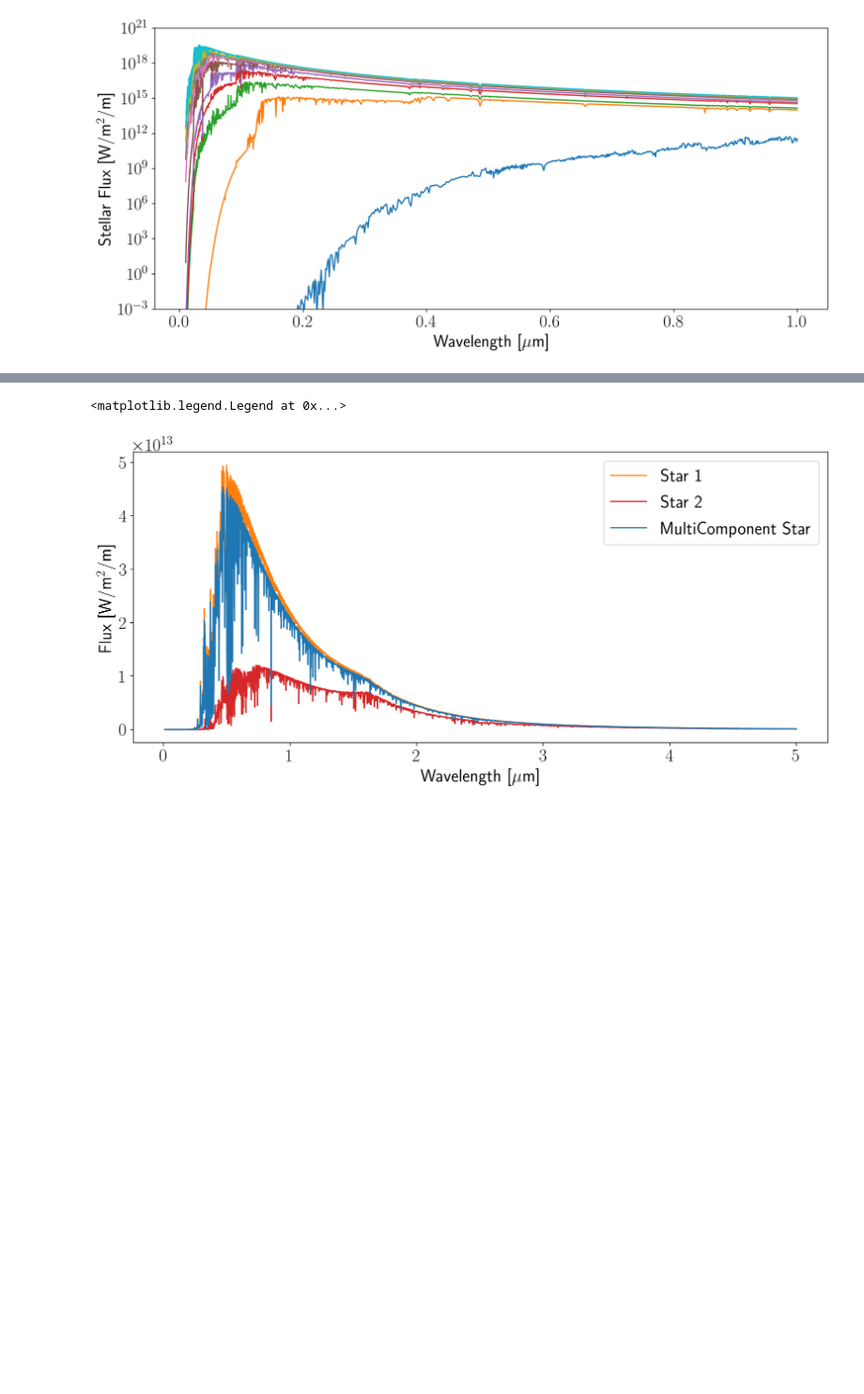
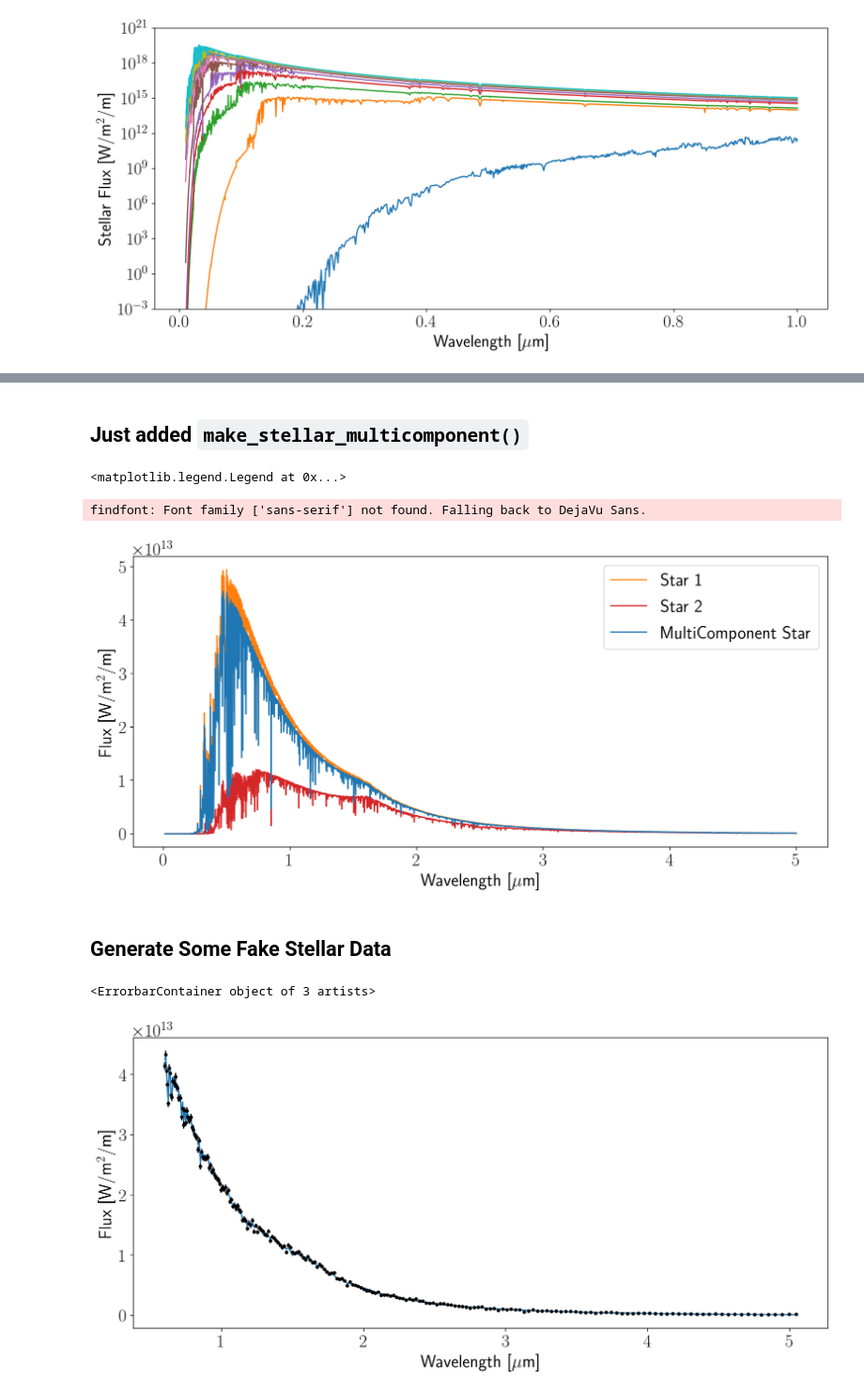
Before and after one commit to jlustigy/CHIMERA, a Jupyter notebook: exoPIE/StellarTemplates.ipynb, the cells around one changed output, grey strips where cells are left out. Shown at 94% size. Drawn from its saved outputs; the diff is of its cells as text; code cells hidden in the pictures; blank space fills up the shorter version.

```diff
--- a/exoPIE/StellarTemplates.ipynb
+++ b/exoPIE/StellarTemplates.ipynb
@@ -108,14 +109,18 @@ ax.set_ylim(bottom = 1e-3, top = 1e21)
+# %% [markdown]
+## Just added `make_stellar_multicomponent()`
 # %%
 from chimera import make_stellar, make_stellar_multicomponent
 # %%
-fig, ax = plt.subplots(figsize = (14, 6))
-ax.set_xlabel("Wavelength [$\mu$m]")
-ax.set_ylabel("Flux [W/m$^2$/m]")
-
+# Define a stellar spectrum with 2 spectral components
 fracs = [0.9, 0.1]
 Ts = [5000, 4000]
 logmhs = [0.0, 0.0]
 loggs = [4.0, 4.0]
+
+# Make figure canvas
+fig, ax = plt.subplots(figsize = (14, 6))
+ax.set_xlabel("Wavelength [$\mu$m]")
+ax.set_ylabel("Flux [W/m$^2$/m]")
 
 # Star 1
 wl_star, f_star = make_stellar(Ts[0], logmhs[0], loggs[0], stellar_db, stellar_file, write_file=False, return_spectrum=True)
@@ -139,4 +144,5 @@ ax.plot(wl_star[m], f_star[m], label = "MultiComponent Star", color = "C0")
 ax.legend()
 # %% [output]
 <matplotlib.legend.Legend at 0x...>
+findfont: Font family ['sans-serif'] not found. Falling back to DejaVu Sans.
 [figure]
@@ -142,0 +184,37 @@ ax.legend()
+# %% [markdown]
+## Generate Some Fake Stellar Data
+# %%
+theta = [5000., 0.0, 4.0]
+
+T = theta[0]
+logm = theta[1]
+logg = theta[2]
+
+wl_star, f_star = make_stellar(T, logm, logg, stellar_db, stellar_file, write_file=False, return_spectrum=True)
+wl_star = wl_star * 1e6
+
+lam, dlam = cg.noise_routines.construct_lam(0.6, 5.0, Res = 100.0)
+
+fslo = cg.downbin_spec(f_star, wl_star, lam, dlam=dlam)
+
+err = 1e5 * np.sqrt(fslo)
+
+SNR = fslo / err
+
+# Calculate Gaussian noise
+gaus = np.random.randn(len(lam))
+
+# Add gaussian noise to observed data
+fsobs = fslo + err * gaus
+
+
+# Make figure canvas
+fig, ax = plt.subplots(figsize = (14, 6))
+ax.set_xlabel("Wavelength [$\mu$m]")
+ax.set_ylabel("Flux [W/m$^2$/m]")
+ax.plot(lam, fslo, c="C0")
+ax.errorbar(lam, fsobs, yerr = err, fmt = ".", color = "k")
+#ax.set_yscale("log")
+# %% [output]
+<ErrorbarContainer object of 3 artists>
+[figure, added]
```
Also changed, not shown: parts of 13 cells of this notebook, 3 other files.
